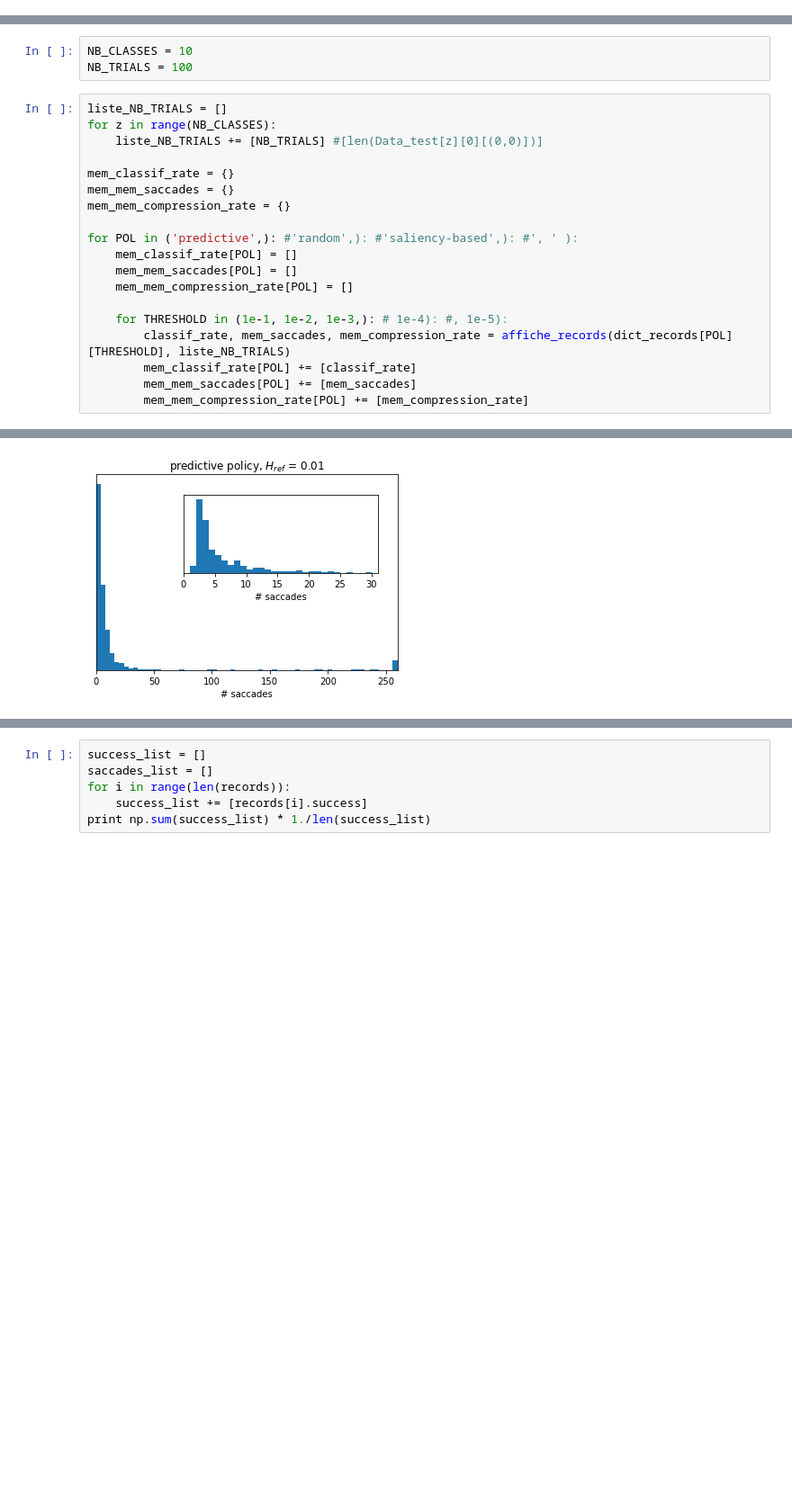
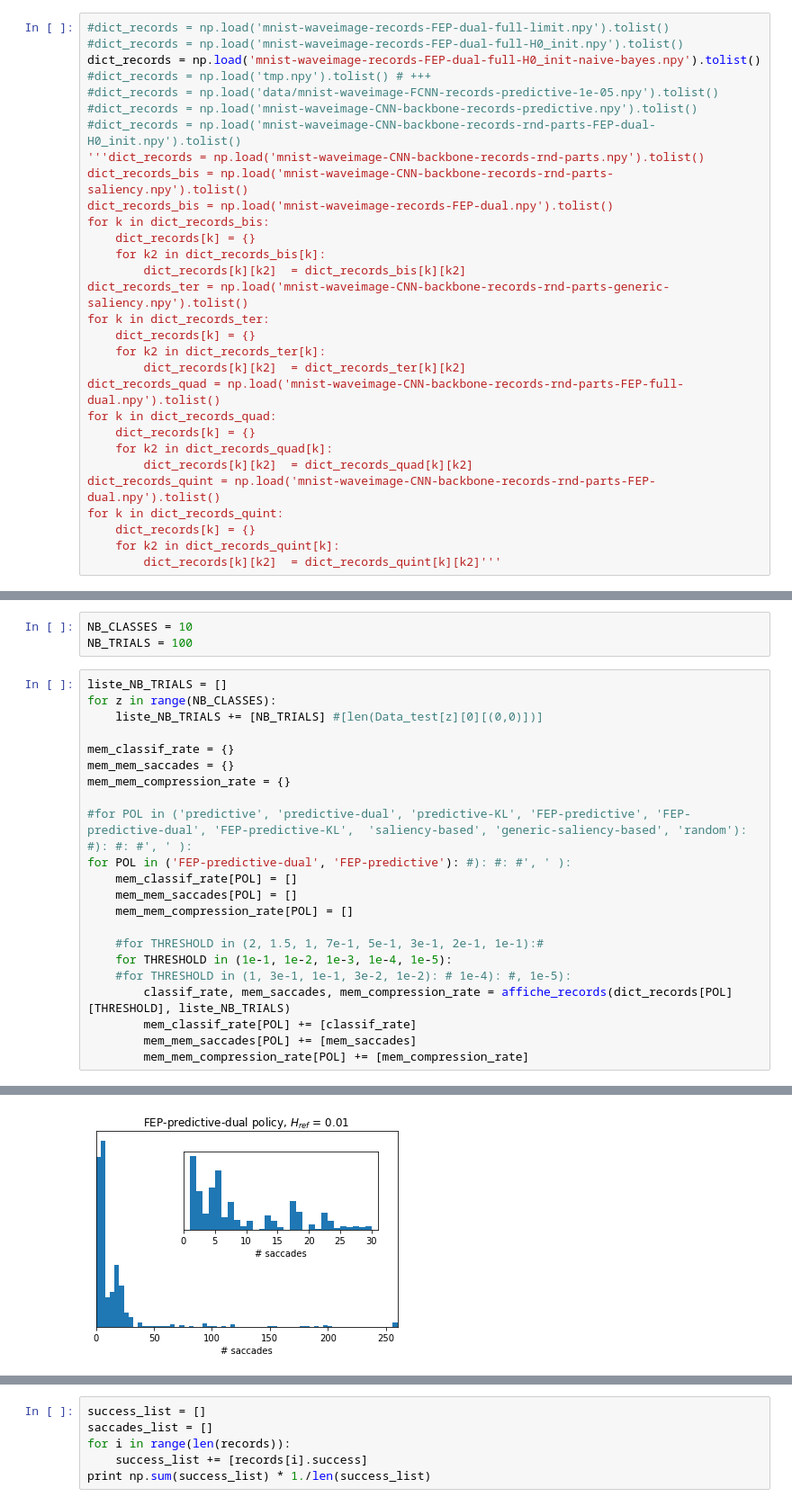
Before and after one commit to gdbmanu/git-active-vision, a Jupyter notebook: foveated-iclr/mnist-waveimage-record-display.ipynb, the cells around one changed output, grey strips where cells are left out. Shown at 90% size. Drawn from its saved outputs; the diff is of its cells as text; blank space fills up the shorter version.

```diff
--- a/foveated-iclr/mnist-waveimage-record-display.ipynb
+++ b/foveated-iclr/mnist-waveimage-record-display.ipynb
@@ -15,0 +13,30 @@ dict_records = np.load('mnist-waveimage-CNN-backbone-records-predictive.npy').to
+# %%
+#dict_records = np.load('mnist-waveimage-records-FEP-dual-full-limit.npy').tolist()
+#dict_records = np.load('mnist-waveimage-records-FEP-dual-full-H0_init.npy').tolist()
+dict_records = np.load('mnist-waveimage-records-FEP-dual-full-H0_init-naive-bayes.npy').tolist()
+#dict_records = np.load('tmp.npy').tolist() # +++
+#dict_records = np.load('data/mnist-waveimage-FCNN-records-predictive-1e-05.npy').tolist()
+#dict_records = np.load('mnist-waveimage-CNN-backbone-records-predictive.npy').tolist()
+#dict_records = np.load('mnist-waveimage-CNN-backbone-records-rnd-parts-FEP-dual-H0_init.npy').tolist()
+'''dict_records = np.load('mnist-waveimage-CNN-backbone-records-rnd-parts.npy').tolist()
+dict_records_bis = np.load('mnist-waveimage-CNN-backbone-records-rnd-parts-saliency.npy').tolist()
+dict_records_bis = np.load('mnist-waveimage-records-FEP-dual.npy').tolist()
+for k in dict_records_bis:
+    dict_records[k] = {}
+    for k2 in dict_records_bis[k]:
+        dict_records[k][k2]  = dict_records_bis[k][k2]
+dict_records_ter = np.load('mnist-waveimage-CNN-backbone-records-rnd-parts-generic-saliency.npy').tolist()
+for k in dict_records_ter:
+    dict_records[k] = {}
+    for k2 in dict_records_ter[k]:
+        dict_records[k][k2]  = dict_records_ter[k][k2]
+dict_records_quad = np.load('mnist-waveimage-CNN-backbone-records-rnd-parts-FEP-full-dual.npy').tolist()
+for k in dict_records_quad:
+    dict_records[k] = {}
+    for k2 in dict_records_quad[k]:
+        dict_records[k][k2]  = dict_records_quad[k][k2]
+dict_records_quint = np.load('mnist-waveimage-CNN-backbone-records-rnd-parts-FEP-dual.npy').tolist()
+for k in dict_records_quint:
+    dict_records[k] = {}
+    for k2 in dict_records_quint[k]:
+        dict_records[k][k2]  = dict_records_quint[k][k2]'''
@@ -25,12 +54,15 @@ mem_classif_rate = {}
 mem_mem_saccades = {}
 mem_mem_compression_rate = {}
 
-for POL in ('predictive',): #'random',): #'saliency-based',): #', ' ):
+#for POL in ('predictive', 'predictive-dual', 'predictive-KL', 'FEP-predictive', 'FEP-predictive-dual', 'FEP-predictive-KL',  'saliency-based', 'generic-saliency-based', 'random'): #): #: #', ' ):
+for POL in ('FEP-predictive-dual', 'FEP-predictive'): #): #: #', ' ):
     mem_classif_rate[POL] = []
     mem_mem_saccades[POL] = []
     mem_mem_compression_rate[POL] = []
 
-    for THRESHOLD in (1e-1, 1e-2, 1e-3,): # 1e-4): #, 1e-5):
+    #for THRESHOLD in (2, 1.5, 1, 7e-1, 5e-1, 3e-1, 2e-1, 1e-1):#
+    for THRESHOLD in (1e-1, 1e-2, 1e-3, 1e-4, 1e-5):
+    #for THRESHOLD in (1, 3e-1, 1e-1, 3e-2, 1e-2): # 1e-4): #, 1e-5):
         classif_rate, mem_saccades, mem_compression_rate = affiche_records(dict_records[POL][THRESHOLD], liste_NB_TRIALS)
         mem_classif_rate[POL] += [classif_rate]
         mem_mem_saccades[POL] += [mem_saccades]
@@ -59 +90 @@ KeyError: 0.001
-[figure, old version]
+[figure, new version]
```
Also changed, not shown: parts of 8 cells of this notebook, 2 other files.
